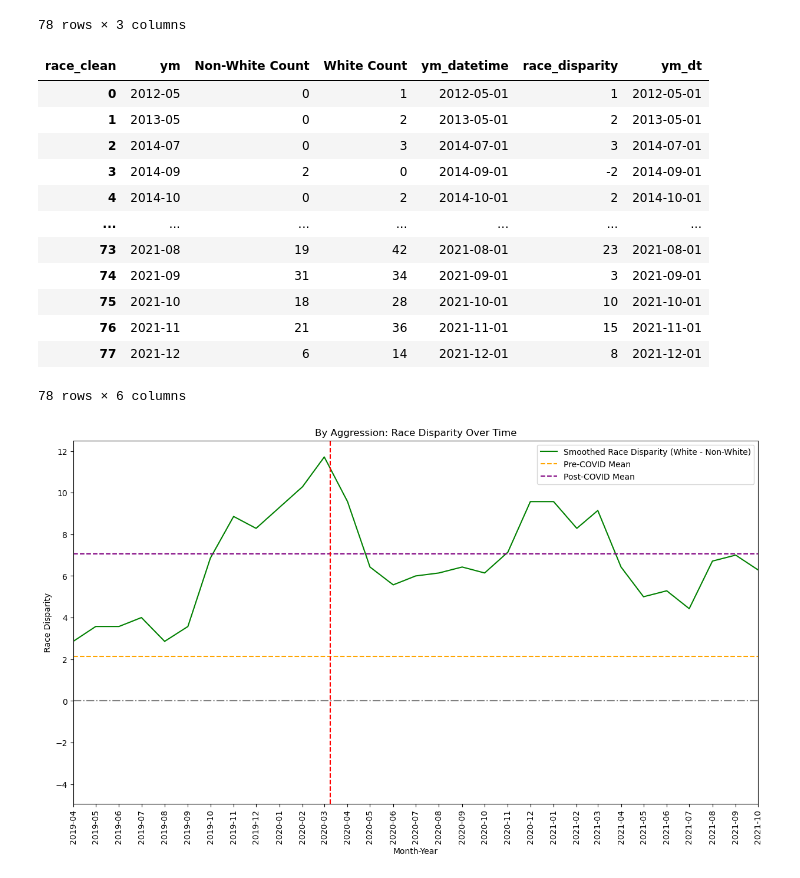
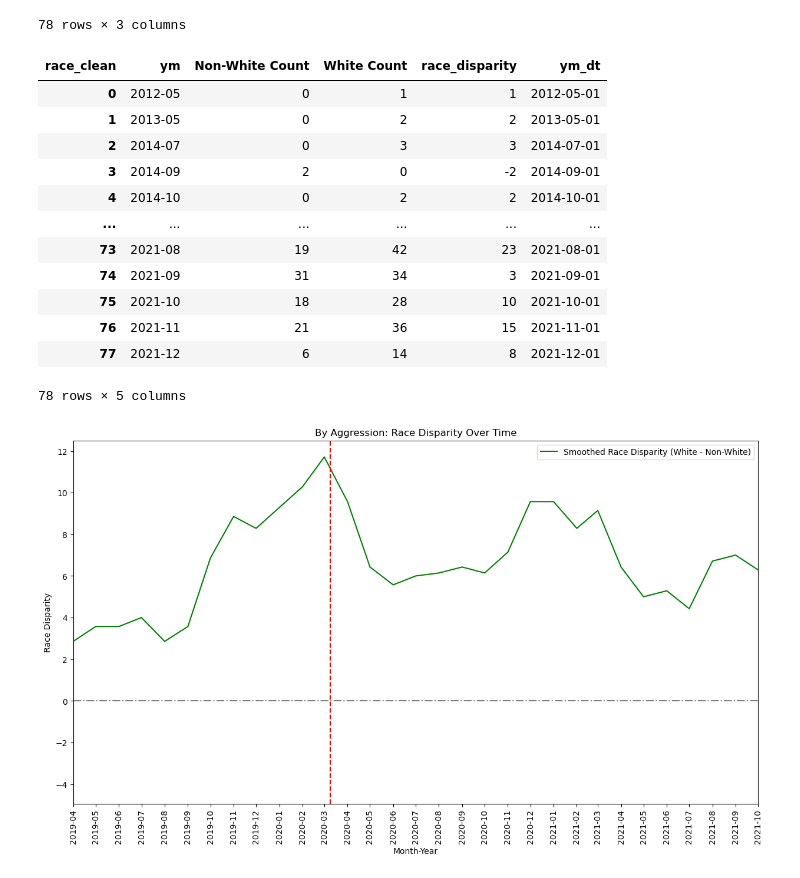
Before and after one commit to orenpk/QSS-20-Final-Project, a Jupyter notebook: code/SIRS_racial_disparity.ipynb, the cells around one changed output. Drawn from its saved outputs; the diff is of its cells as text; code cells hidden in the pictures.

```diff
--- a/code/SIRS_racial_disparity.ipynb
+++ b/code/SIRS_racial_disparity.ipynb
@@ -61,5 +61,5 @@ Non-White    2002
 Name: count, dtype: int64
 # %%
 # Merging data frames
-crisis_merge = pd.merge(sirs_crisis, sirs_demo, how = 'left', left_on = 'Individual ID', right_on = 'Local ID')
+crisis_select = pd.merge(sirs_crisis, sirs_demo, how = 'left', left_on = 'Individual ID', right_on = 'Local ID')
 # %%
@@ -267,19 +246,19 @@ grouped['ym_dt'] = pd.to_datetime(grouped['ym'])
 
 grouped
 # %% [output]
-| race_clean | ym | Non-White Count | White Count | ym_datetime | race_disparity | ym_dt |
-| 0 | 2012-05 | 0 | 1 | 2012-05-01 | 1 | 2012-05-01 |
-| 1 | 2013-05 | 0 | 2 | 2013-05-01 | 2 | 2013-05-01 |
-| 2 | 2014-07 | 0 | 3 | 2014-07-01 | 3 | 2014-07-01 |
-| 3 | 2014-09 | 2 | 0 | 2014-09-01 | -2 | 2014-09-01 |
-| 4 | 2014-10 | 0 | 2 | 2014-10-01 | 2 | 2014-10-01 |
-| ... | ... | ... | ... | ... | ... | ... |
-| 73 | 2021-08 | 19 | 42 | 2021-08-01 | 23 | 2021-08-01 |
-| 74 | 2021-09 | 31 | 34 | 2021-09-01 | 3 | 2021-09-01 |
-| 75 | 2021-10 | 18 | 28 | 2021-10-01 | 10 | 2021-10-01 |
-| 76 | 2021-11 | 21 | 36 | 2021-11-01 | 15 | 2021-11-01 |
-| 77 | 2021-12 | 6 | 14 | 2021-12-01 | 8 | 2021-12-01 |
+| race_clean | ym | Non-White Count | White Count | race_disparity | ym_dt |
+| 0 | 2012-05 | 0 | 1 | 1 | 2012-05-01 |
+| 1 | 2013-05 | 0 | 2 | 2 | 2013-05-01 |
+| 2 | 2014-07 | 0 | 3 | 3 | 2014-07-01 |
+| 3 | 2014-09 | 2 | 0 | -2 | 2014-09-01 |
+| 4 | 2014-10 | 0 | 2 | 2 | 2014-10-01 |
+| ... | ... | ... | ... | ... | ... |
+| 73 | 2021-08 | 19 | 42 | 23 | 2021-08-01 |
+| 74 | 2021-09 | 31 | 34 | 3 | 2021-09-01 |
+| 75 | 2021-10 | 18 | 28 | 10 | 2021-10-01 |
+| 76 | 2021-11 | 21 | 36 | 15 | 2021-11-01 |
+| 77 | 2021-12 | 6 | 14 | 8 | 2021-12-01 |
-78 rows × 6 columns
+78 rows × 5 columns
 # %%
 start_date = pd.Timestamp(datetime.date(2019, 3, 1))
 end_date = pd.Timestamp(datetime.date(2021, 12, 1))
@@ -307,33 +286,32 @@ ax.set_title('By Aggression: Race Disparity Over Time')
 # Explicitly set x-axis ticks
 ax.set_xticks(grouped['ym'])
 ax.set_xticklabels(grouped['ym'], rotation=90)
 
 start_date = pd.Timestamp('2019-04-01')
 end_date = pd.Timestamp('2021-10-01')
 ax.set_xlim(start_date, end_date)
 
-ax.axhline(y=pre_covid_avg, color='orange', linestyle='--', label='Pre-COVID Mean')
-ax.axhline(y=post_covid_avg, color='purple', linestyle='--', label='Post-COVID Mean')
+
 
 # Add horizontal line at y = 0
 ax.axhline(y=0, color='gray', linestyle='-.')
 
 # # Averages pre/post COVID
 # ax.axhline(y=pre_covid_avg, xmin=xmin, xmax=march_13,
 #            color='orange', linestyle='--', label='Pre-COVID Mean')
 
 # ax.axhline(y=post_covid_avg, xmin=march_13, xmax=xmax,
 #            color='purple', linestyle='--', label='Post-COVID Mean')
 
 
 
 
 # Add vertical line at COVID start
 ax.axvline(x=pd.to_datetime('2020-03-09'), color='red', linestyle='--')
 
 # Add legend
 ax.legend()
 
 plt.show()
 # %% [output]
-[figure, old version]
+[figure, new version]
```
Also changed, not shown: parts of 3 cells of this notebook, 2 other files.
